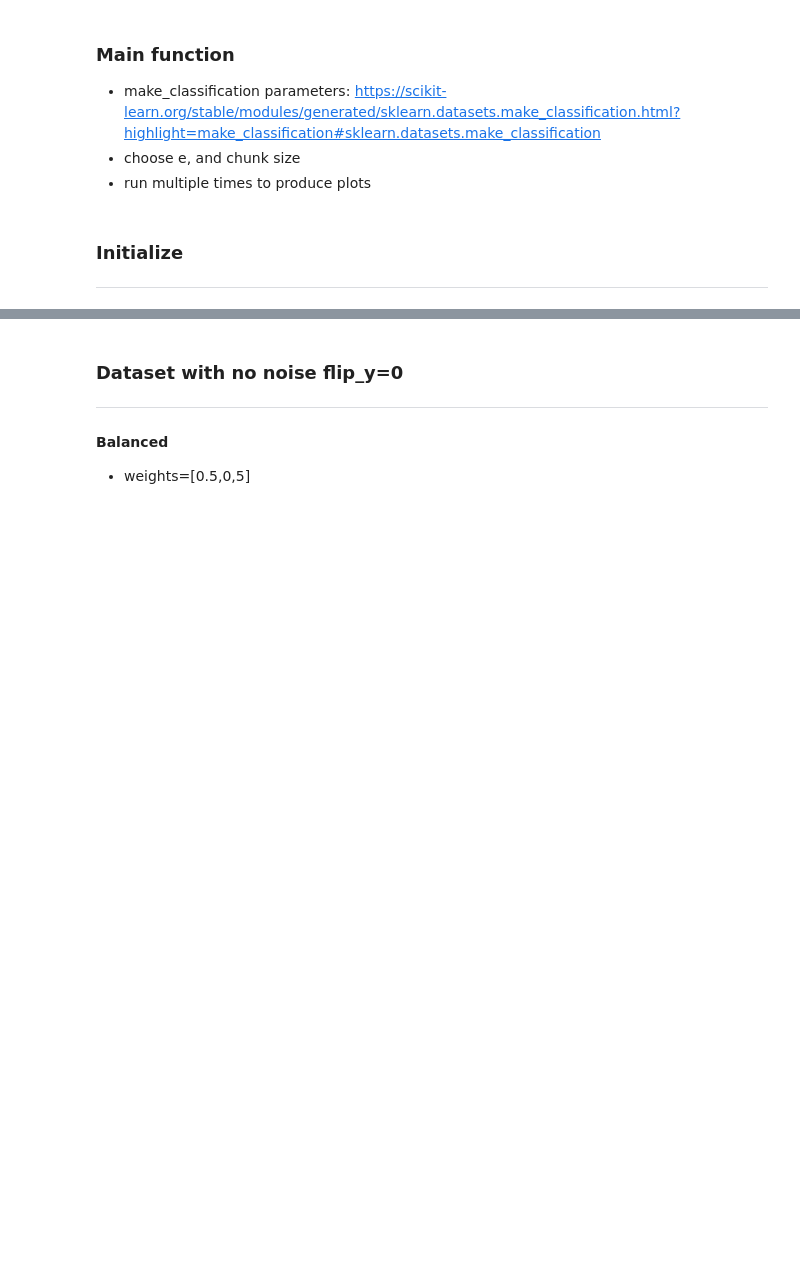
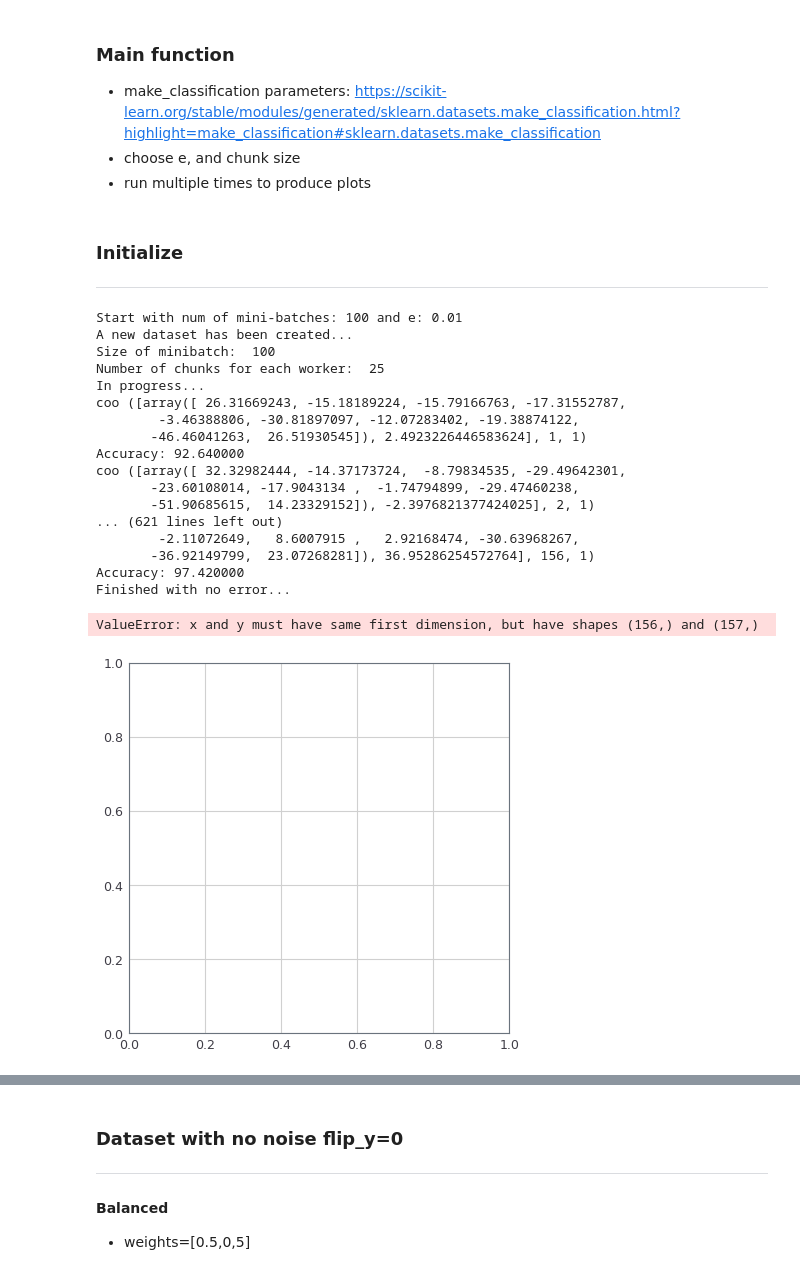
Before and after one commit to KampiotiSofia/svm, a Jupyter notebook: project/dask.ipynb, the cells around one changed output, grey strips where cells are left out. Cells and saved outputs as stored; diff of their text form; code cells hidden in the pictures; blank space fills up the shorter version.

Commit message:
+Clean up +change messages from cordinator to workers for rounds

```diff
--- a/project/dask.ipynb
+++ b/project/dask.ipynb
@@ -47,6 +47,37 @@ dataset_params={
 e_array=[0.01,0.03,0.05]
 minibaches=[100,50,100]
 new="yes" #choose if you want to recreate the dataset
+# %%
+Acc,n_rounds,time_stamps=main(client,w,new,dataset_params,100,e,"balanced")
+figure(figsize=(15,15))
+plt.subplot(221)
+plt.plot([i for i in range(n_rounds)], Acc, marker='o')
+plt.title('1.1 Accuracy/Rounds for distributed')
+plt.subplot(222)
+plt.plot([i for i in range(n_rounds)], time_stamps, marker='o')
+plt.title('1.2 Time/Rounds for distributed')
+plt.legend();
+plt.show();
+# %% [output]
+Start with num of mini-batches: 100 and e: 0.01
+A new dataset has been created...
+Size of minibatch:  100
+Number of chunks for each worker:  25
+In progress...
+coo ([array([ 26.31669243, -15.18189224, -15.79166763, -17.31552787,
+        -3.46388806, -30.81897097, -12.07283402, -19.38874122,
+       -46.46041263,  26.51930545]), 2.4923226446583624], 1, 1)
+Accuracy: 92.640000
+coo ([array([ 32.32982444, -14.37173724,  -8.79834535, -29.49642301,
+       -23.60108014, -17.9043134 ,  -1.74794899, -29.47460238,
+       -51.90685615,  14.23329152]), -2.3976821377424025], 2, 1)
+... (621 lines left out)
+        -2.11072649,   8.6007915 ,   2.92168474, -30.63968267,
+       -36.92149799,  23.07268281]), 36.95286254572764], 156, 1)
+Accuracy: 97.420000
+Finished with no error...
+ValueError: x and y must have same first dimension, but have shapes (156,) and (157,)
+[figure, added]
 # %%
 E_array,feature_array,Acc,Rounds,Subs=main(client,w,new,dataset_params,100,e,"balanced")
 plt.plot(Rounds, Acc, marker='o')
```
Also changed, not shown: parts of 3 cells of this notebook, 4 other files.
